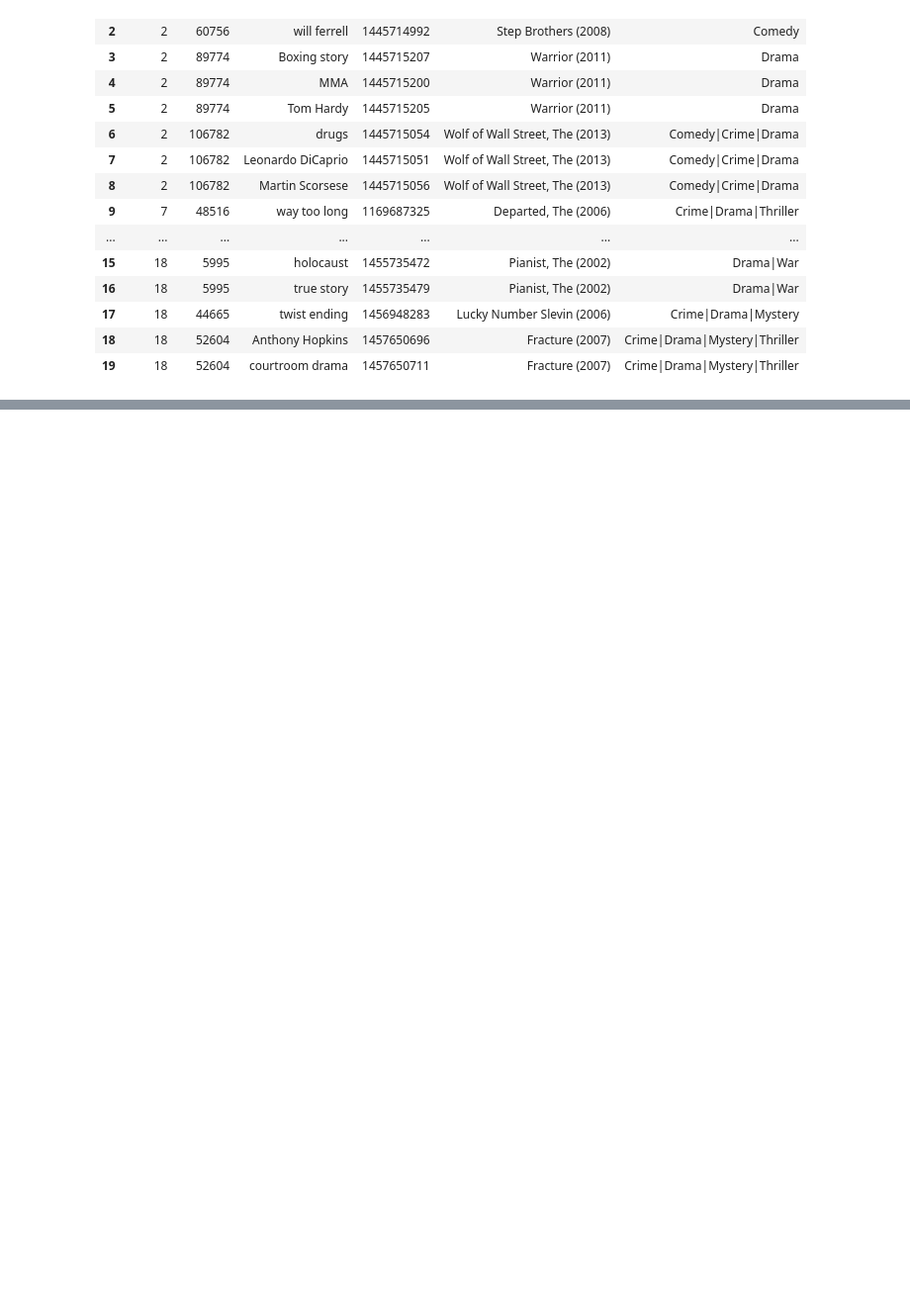
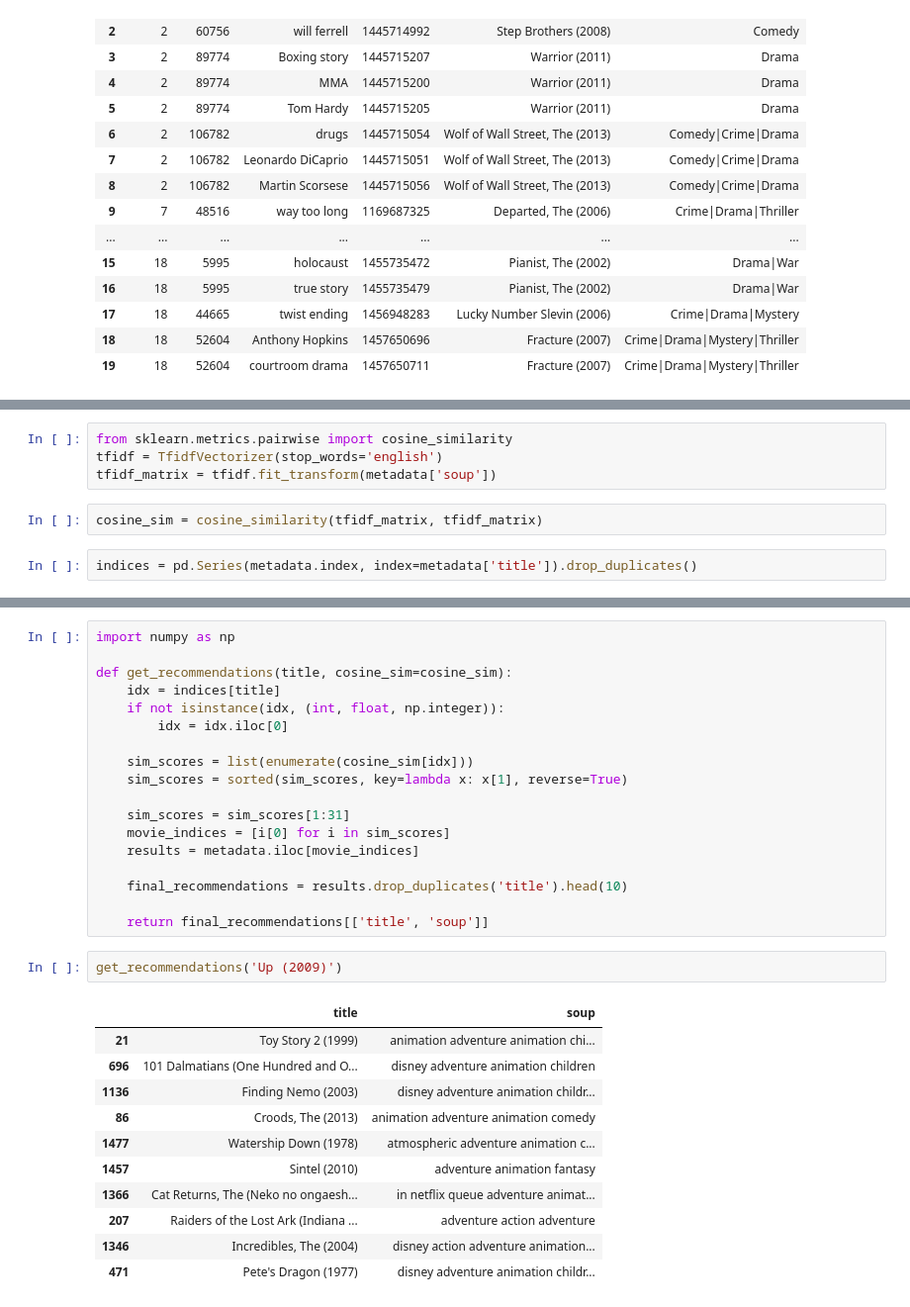
Before and after one commit to karlolac/Content-Based-Movie-Recommendation-System, a Jupyter notebook: content_based_recommender.ipynb, the cells around one changed output, grey strips where cells are left out. Shown at 99% size. Cells and saved outputs as stored; diff of their text form; blank space fills up the shorter version.

```diff
--- a/content_based_recommender.ipynb
+++ b/content_based_recommender.ipynb
@@ -95,3 +96,11 @@ metadata['genres'] = metadata['genres'].str.replace('|', ' ', regex=False)
+# %%
+from sklearn.metrics.pairwise import cosine_similarity
+tfidf = TfidfVectorizer(stop_words='english')
+tfidf_matrix = tfidf.fit_transform(metadata['soup'])
+# %%
+cosine_sim = cosine_similarity(tfidf_matrix, tfidf_matrix)
+# %%
+indices = pd.Series(metadata.index, index=metadata['title']).drop_duplicates()
 # %%
 # sažimanje tagova za isti film u jedan dugački tekst
 metadata_clean = metadata.groupby('title')['soup'].apply(lambda x: ' '.join(x)).reset_index()
@@ -122,0 +132,32 @@ print(test_film[['userId', 'tag', 'genres']])
+# %%
+import numpy as np
+
+def get_recommendations(title, cosine_sim=cosine_sim):
+    idx = indices[title]
+    if not isinstance(idx, (int, float, np.integer)):
+        idx = idx.iloc[0]
+
+    sim_scores = list(enumerate(cosine_sim[idx]))
+    sim_scores = sorted(sim_scores, key=lambda x: x[1], reverse=True)
+
+    sim_scores = sim_scores[1:31]
+    movie_indices = [i[0] for i in sim_scores]
+    results = metadata.iloc[movie_indices]
+
+    final_recommendations = results.drop_duplicates('title').head(10)
+
+    return final_recommendations[['title', 'soup']]
+# %%
+get_recommendations('Up (2009)')
+# %% [output]
+|  | title | soup |
+| 21 | Toy Story 2 (1999) | animation adventure animation chi... |
+| 696 | 101 Dalmatians (One Hundred and O... | disney adventure animation children |
+| 1136 | Finding Nemo (2003) | disney adventure animation childr... |
+| 86 | Croods, The (2013) | animation adventure animation comedy |
+| 1477 | Watership Down (1978) | atmospheric adventure animation c... |
+| 1457 | Sintel (2010) | adventure animation fantasy |
+| 1366 | Cat Returns, The (Neko no ongaesh... | in netflix queue adventure animat... |
+| 207 | Raiders of the Lost Ark (Indiana ... | adventure action adventure |
+| 1346 | Incredibles, The (2004) | disney action adventure animation... |
+| 471 | Pete's Dragon (1977) | disney adventure animation childr... |
```
Also changed, not shown: parts of 14 cells of this notebook, 1 other file.
